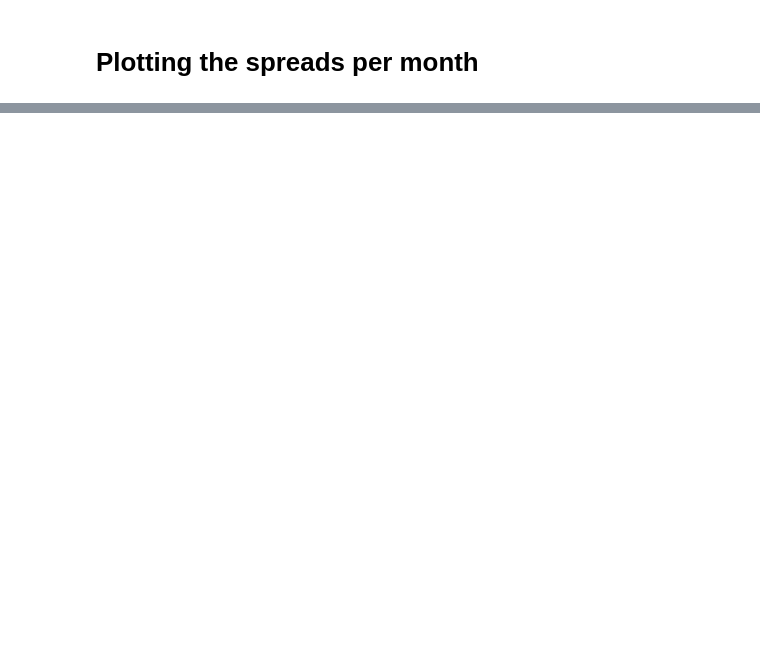
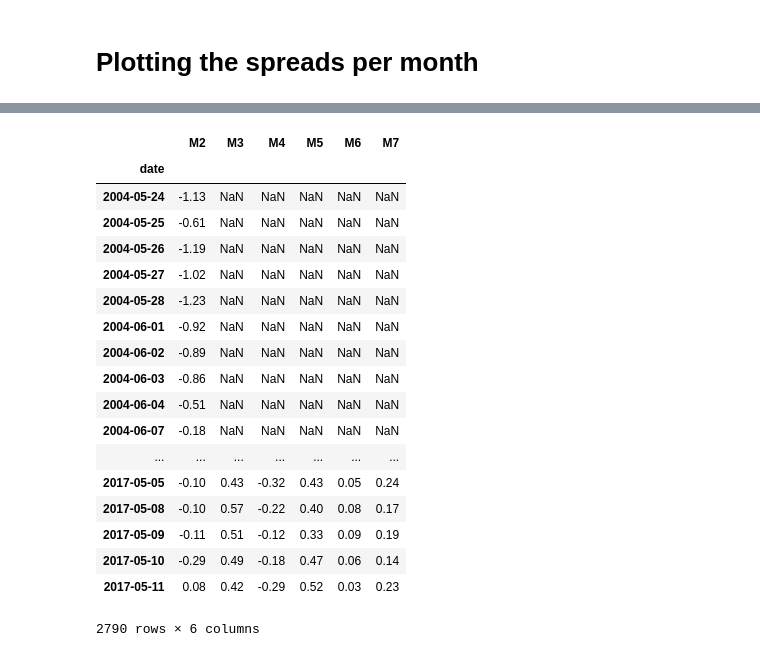
Before and after one commit to leyhline/vix-term-structure, a Jupyter notebook: futureswise.ipynb, the cells around one changed output, grey strips where cells are left out. Cells and saved outputs as stored; diff of their text form; code cells hidden in the pictures; blank space fills up the shorter version.

```diff
--- a/futureswise.ipynb
+++ b/futureswise.ipynb
@@ -665,0 +706,22 @@ Int64Index([2006, 2006, 2007, 2007, 2007, 2007, 2007, 2007, 2007, 2007,
+# %%
+spread_ts
+# %% [output]
+|  | M2 | M3 | M4 | M5 | M6 | M7 |
+| date |  |  |  |  |  |  |
+| 2004-05-24 | -1.13 | NaN | NaN | NaN | NaN | NaN |
+| 2004-05-25 | -0.61 | NaN | NaN | NaN | NaN | NaN |
+| 2004-05-26 | -1.19 | NaN | NaN | NaN | NaN | NaN |
+| 2004-05-27 | -1.02 | NaN | NaN | NaN | NaN | NaN |
+| 2004-05-28 | -1.23 | NaN | NaN | NaN | NaN | NaN |
+| 2004-06-01 | -0.92 | NaN | NaN | NaN | NaN | NaN |
+| 2004-06-02 | -0.89 | NaN | NaN | NaN | NaN | NaN |
+| 2004-06-03 | -0.86 | NaN | NaN | NaN | NaN | NaN |
+| 2004-06-04 | -0.51 | NaN | NaN | NaN | NaN | NaN |
+| 2004-06-07 | -0.18 | NaN | NaN | NaN | NaN | NaN |
+| ... | ... | ... | ... | ... | ... | ... |
+| 2017-05-05 | -0.10 | 0.43 | -0.32 | 0.43 | 0.05 | 0.24 |
+| 2017-05-08 | -0.10 | 0.57 | -0.22 | 0.40 | 0.08 | 0.17 |
+| 2017-05-09 | -0.11 | 0.51 | -0.12 | 0.33 | 0.09 | 0.19 |
+| 2017-05-10 | -0.29 | 0.49 | -0.18 | 0.47 | 0.06 | 0.14 |
+| 2017-05-11 | 0.08 | 0.42 | -0.29 | 0.52 | 0.03 | 0.23 |
+2790 rows × 6 columns
```
Also changed, not shown: parts of 11 cells of this notebook, 3 other files.
